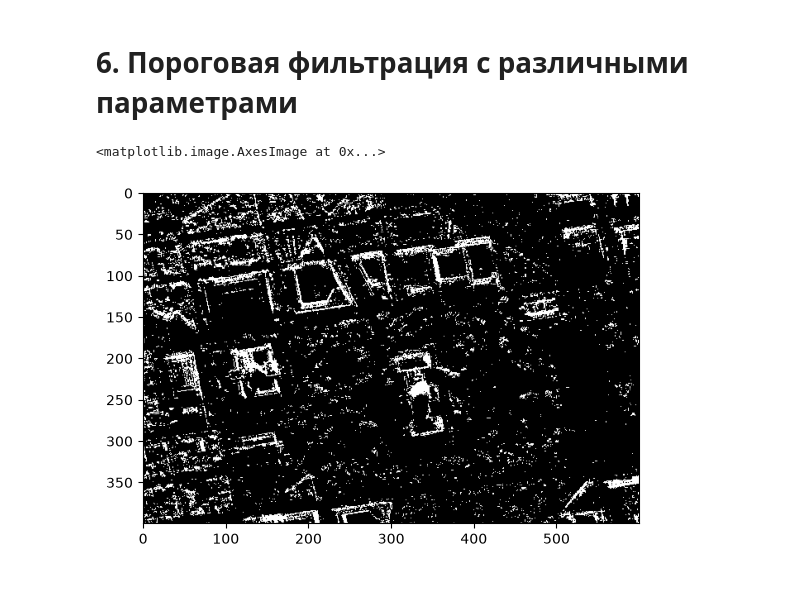
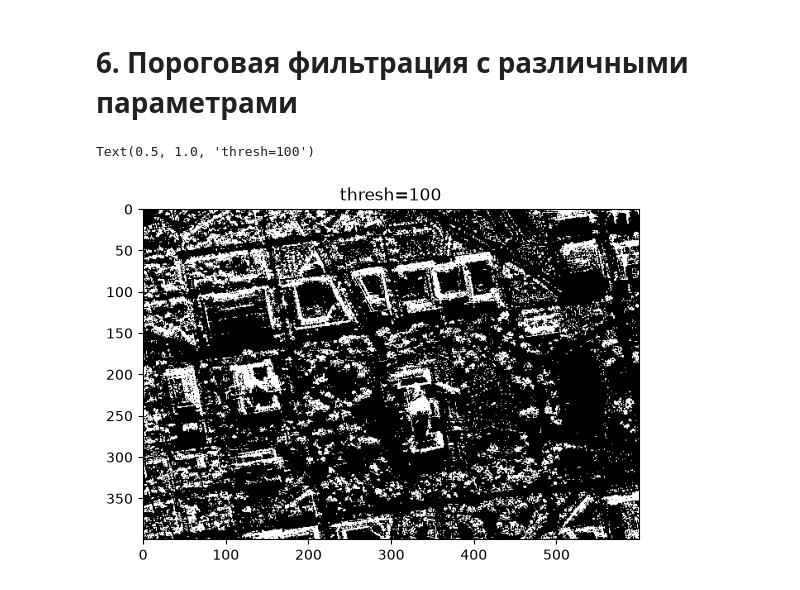
Before and after one commit to Daemos17/Image_Processing, a Jupyter notebook: Task 1/Solution1.ipynb, the cells around one changed output. Cells and saved outputs as stored; diff of their text form; code cells hidden in the pictures.

```diff
--- a/Task 1/Solution1.ipynb
+++ b/Task 1/Solution1.ipynb
@@ -120,11 +104,9 @@ plt.imshow(result)
 # %% [markdown]
 <h1>6. Пороговая фильтрация с различными параметрами</h1>
 # %%
-#Простой порог (Глобальный)
-thresh_value = 127
-_, thresh_global = cv2.threshold(image, thresh_value, 255, cv2.THRESH_BINARY)
-
-plt.imshow(thresh_global)
+_, thresh_100 = cv2.threshold(image, 100, 255, cv2.THRESH_BINARY)
+plt.imshow(thresh_100, cmap='gray')
+plt.title('thresh=100')
 # %% [output]
-<matplotlib.image.AxesImage at 0x...>
+Text(0.5, 1.0, 'thresh=100')
-[figure, old version]
+[figure, new version]
```
Also changed, not shown: parts of 7 cells of this notebook.
